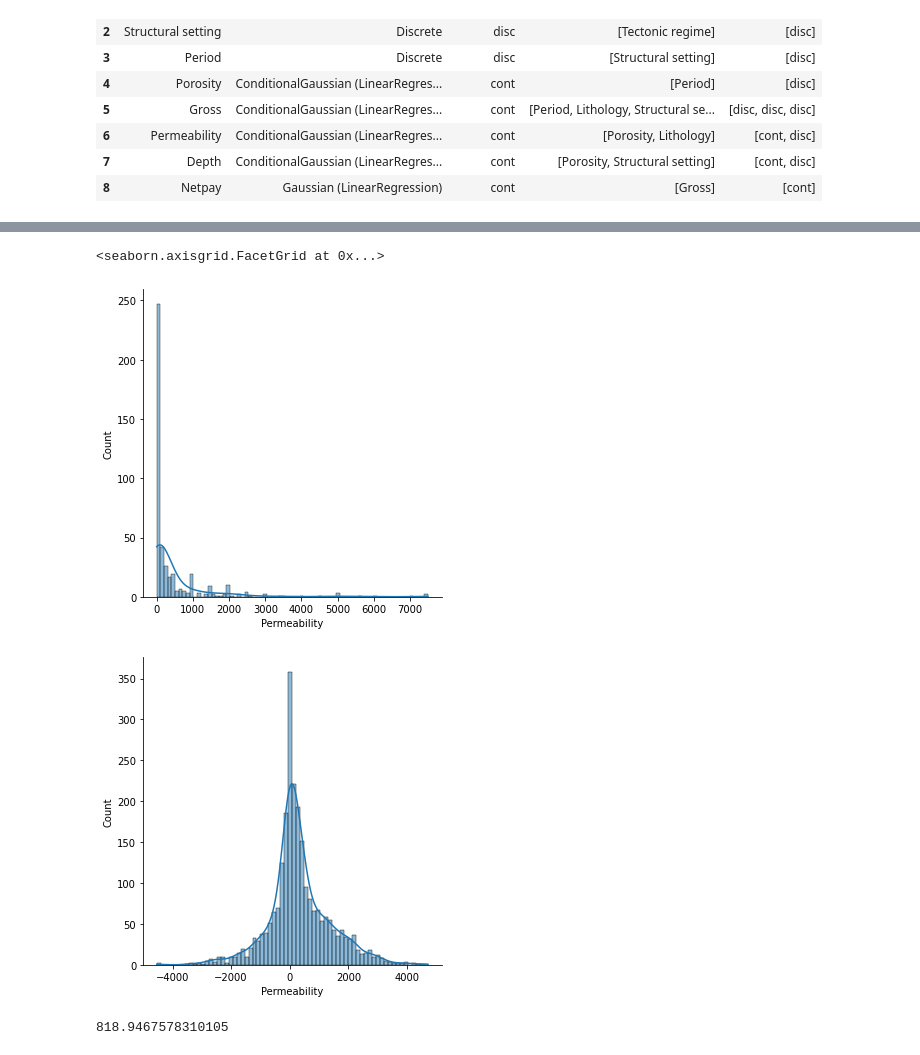
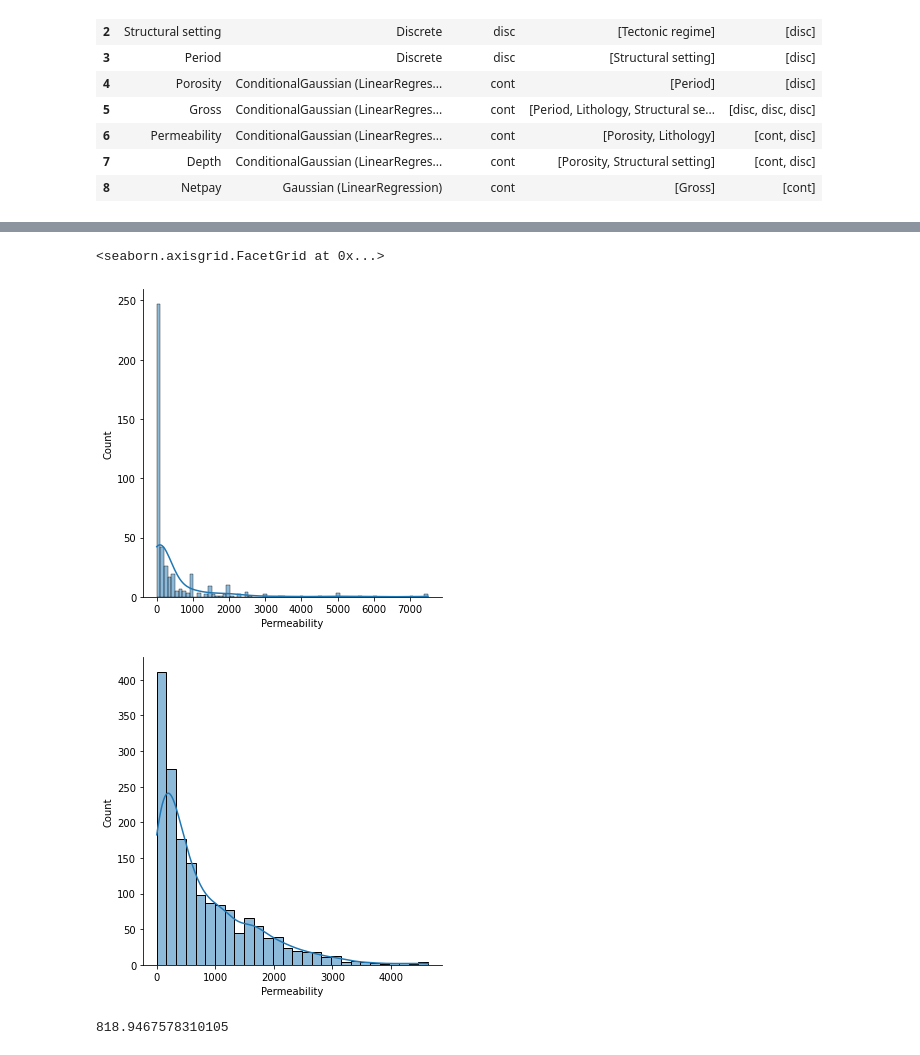
Before and after one commit to aimclub/BAMT, a Jupyter notebook: tutorials/regressor_exp.ipynb, the cells around one changed output, grey strips where cells are left out. Saved outputs shown, nothing was run; the diff lists cells and outputs as text; code cells hidden in the pictures.

```diff
--- a/tutorials/regressor_exp.ipynb
+++ b/tutorials/regressor_exp.ipynb
@@ -91,11 +78,11 @@ bn.get_info()
 sample = bn.sample(2500)
 # %%
 sns.displot(data['Permeability'], kde=True)
-sns.displot(sample['Permeability'], kde=True)
+sns.displot(sample.loc[sample['Permeability'] > 0]['Permeability'], kde=True)
 # %% [output]
 <seaborn.axisgrid.FacetGrid at 0x...>
 [figure]
-[figure, old version]
+[figure, new version]
 # %%
 pred = bn.predict(data[['Tectonic regime', 'Period', 'Lithology', 'Structural setting', 'Gross','Netpay','Porosity', 'Depth']], parall_count=4)
 # %%
```
Also changed, not shown: parts of 4 cells of this notebook.
